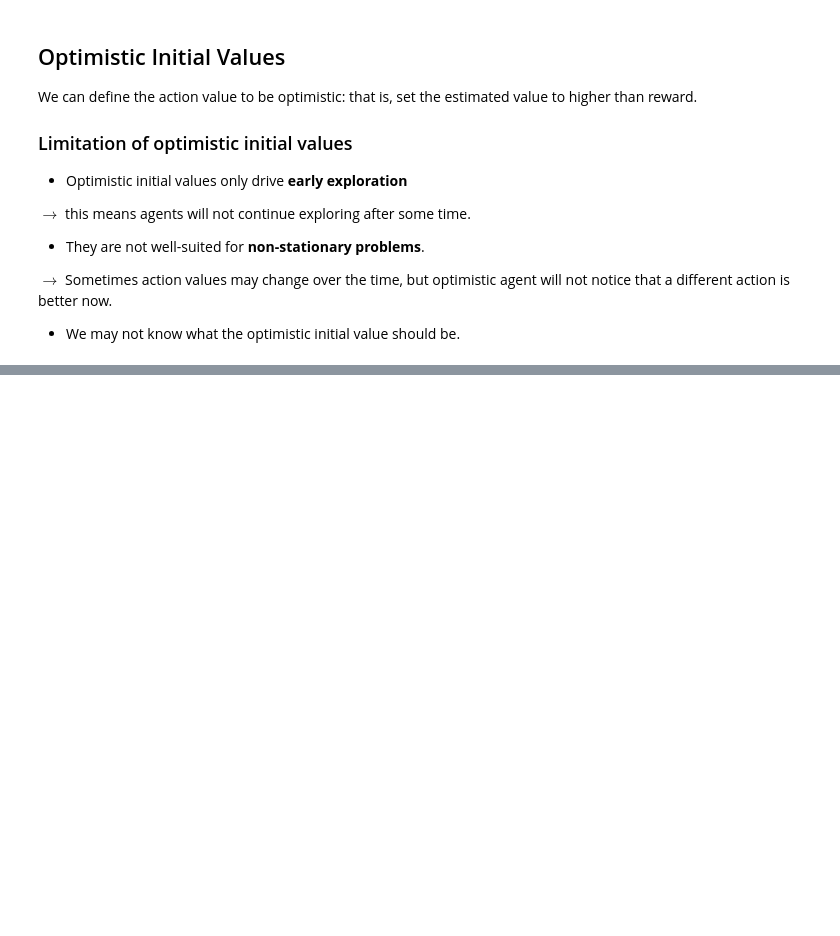
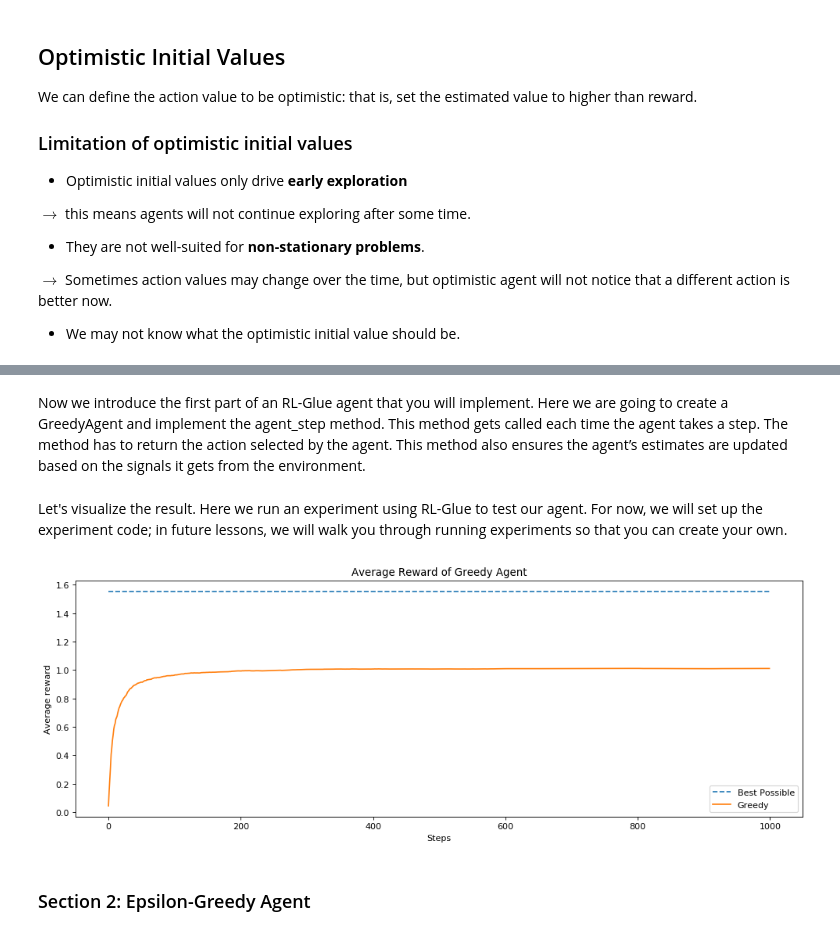
Before and after one commit to anilkunwar/coursera, a Jupyter notebook: UoA_Fundamentals_of_Reinforcement_Learning/bandits_and_exploration_exploitation.ipynb, the cells around one changed output, grey strips where cells are left out. Drawn from its saved outputs; the diff is of its cells as text; code cells hidden in the pictures; blank space fills up the shorter version.

```diff
--- a/UoA_Fundamentals_of_Reinforcement_Learning/bandits_and_exploration_exploitation.ipynb
+++ b/UoA_Fundamentals_of_Reinforcement_Learning/bandits_and_exploration_exploitation.ipynb
@@ -146,0 +222,2 @@ The first term($Q_t(a)$) is exploitation term, and the second term($c \sqrt{\fra
+# %% [markdown]
+Now we introduce the first part of an RL-Glue agent that you will implement. Here we are going to create a GreedyAgent and implement the agent_step method. This method gets called each time the agent takes a step. The method has to return the action selected by the agent. This method also ensures the agent’s estimates are updated based on the signals it gets from the environment.
@@ -146,0 +259,60 @@ The first term($Q_t(a)$) is exploitation term, and the second term($c \sqrt{\fra
+# %%
+# build a fake agent for testing and set some initial conditions
+greedy_agent = GreedyAgent()
+greedy_agent.q_values = [0, 0, 1.0, 0, 0]
+greedy_agent.arm_count = [0, 1, 0, 0, 0]
+greedy_agent.last_action = 1
+
+# take a fake agent step
+action = greedy_agent.agent_step(reward=1, observation=0)
+
+# make sure agent took greedy action
+assert action == 2
+
+# make sure q_values were updated correctly
+assert greedy_agent.q_values == [0, 0.5, 1.0, 0, 0]
+# %% [markdown]
+Let's visualize the result. Here we run an experiment using RL-Glue to test our agent. For now, we will set up the experiment code; in future lessons, we will walk you through running experiments so that you can create your own.
+# %%
+num_runs = 200                    # The number of times we run the experiment
+num_steps = 1000                  # The number of pulls of each arm the agent takes
+env = ten_arm_env.Environment     # We set what environment we want to use to test
+agent = GreedyAgent               # We choose what agent we want to use
+agent_info = {"num_actions": 10}  # We pass the agent the information it needs. Here how many arms there are.
+env_info = {}                     # We pass the environment the information it needs. In this case nothing.
+
+all_averages = []
+
+average_best = 0
+for run in tqdm(range(num_runs)):           # tqdm is what creates the progress bar below
+    np.random.seed(run)
+
+    rl_glue = RLGlue(env, agent)          # Creates a new RLGlue experiment with the env and agent we chose above
+    rl_glue.rl_init(agent_info, env_info) # We pass RLGlue what it needs to initialize the agent and environment
+    rl_glue.rl_start()                    # We start the experiment
+
+    average_best += np.max(rl_glue.environment.arms)
+
+    scores = [0]
+    averages = []
+
+    for i in range(num_steps):
+        reward, _, action, _ = rl_glue.rl_step() # The environment and agent take a step and return
+                                                 # the reward, and action taken.
+        scores.append(scores[-1] + reward)
+        averages.append(scores[-1] / (i + 1))
+    all_averages.append(averages)
+
+plt.figure(figsize=(15, 5), dpi= 80, facecolor='w', edgecolor='k')
+plt.plot([average_best / num_runs for _ in range(num_steps)], linestyle="--")
+plt.plot(np.mean(all_averages, axis=0))
+plt.legend(["Best Possible", "Greedy"])
+plt.title("Average Reward of Greedy Agent")
+plt.xlabel("Steps")
+plt.ylabel("Average reward")
+plt.show()
+greedy_scores = np.mean(all_averages, axis=0)
+# %% [output]
+[figure, added]
+# %% [markdown]
+### Section 2: Epsilon-Greedy Agent
```
Also changed, not shown: parts of 37 cells of this notebook, 6 other files.
